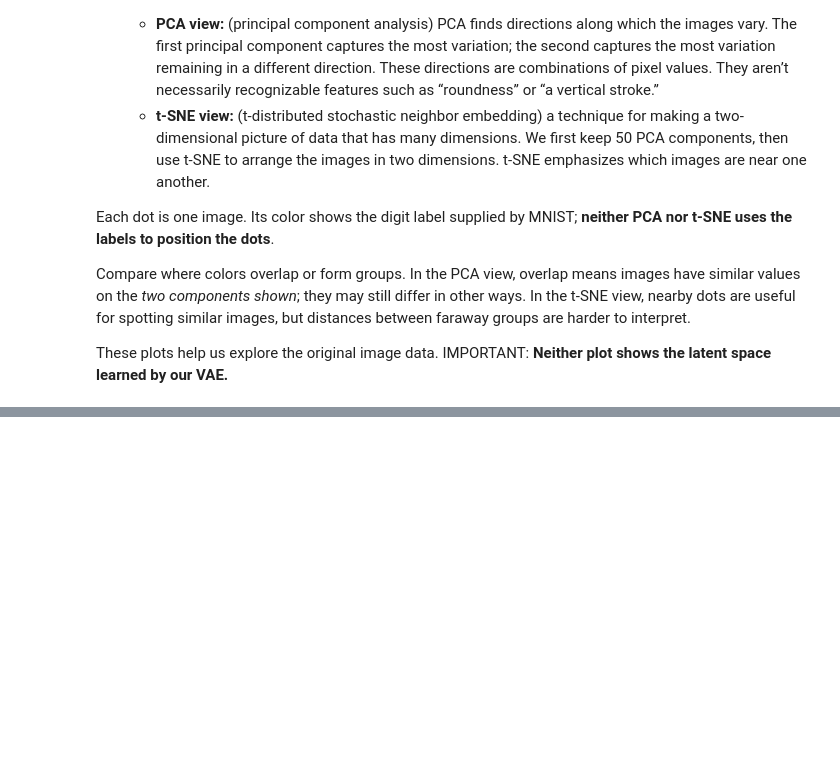
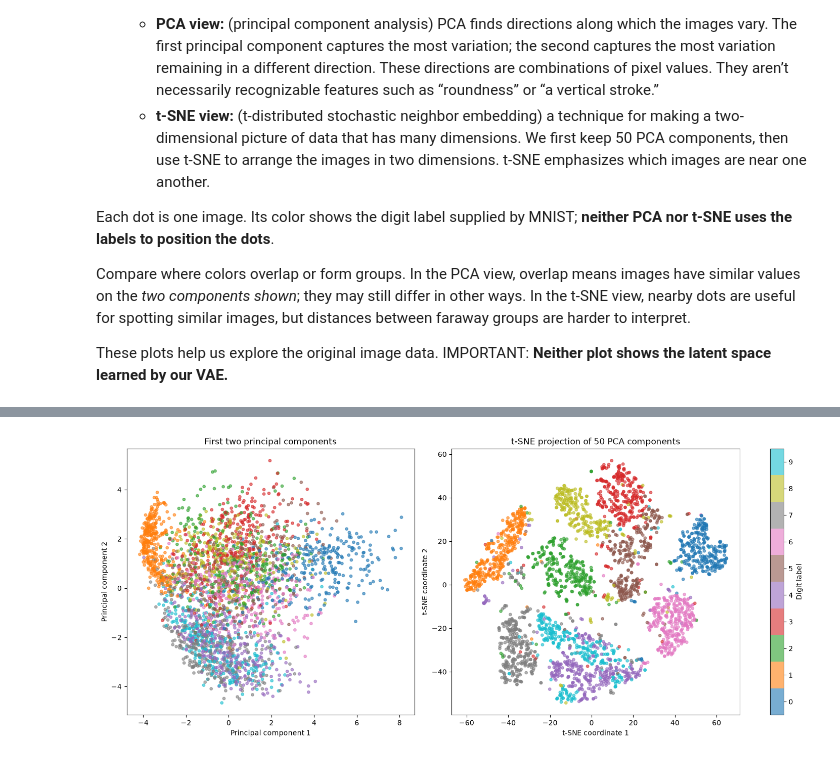
Before and after one commit to davewadestein/Intro-PyTorch-Half-Day, a Jupyter notebook: Intro to PyTorch MNIST VAE Student Notebook.ipynb, the cells around one changed output, grey strips where cells are left out. Saved outputs shown, nothing was run; the diff lists cells and outputs as text; code cells hidden in the pictures; blank space fills up the shorter version.

```diff
--- a/Intro to PyTorch MNIST VAE Student Notebook.ipynb
+++ b/Intro to PyTorch MNIST VAE Student Notebook.ipynb
@@ -1387,55 +1429,82 @@ import numpy as np
 from sklearn.decomposition import PCA
 from sklearn.manifold import TSNE
 
-# Use 3,000 images to keep the visualization reasonably quick.
-N_SAMPLES = 3_000
+# Use up to 3,000 images to keep the visualization reasonably quick.
+N_SAMPLES = min(3_000, len(mnist))
 
-# mnist is the dataset returned by fetch_openml().
-X = np.asarray(mnist.data[:N_SAMPLES], dtype=np.float32) / 255.0
-y = np.asarray(mnist.target[:N_SAMPLES], dtype=int)
-# Reduce 784 dimensions to 50 before running t-SNE.
-X_pca = PCA(n_components=50, random_state=42).fit_transform(X)
+# In our notebook, mnist[index] returns (image, digit label).
+# ToTensor() has already converted pixel values to the range [0, 1],
+# so we do not divide them by 255 again.
+pixel_rows = []
+digit_labels = []
 
-# Place the images on a two-dimensional plot.
+for index in range(N_SAMPLES):
+    image, label = mnist[index]
+
+    # Turn each [1, 28, 28] image into a row of 784 pixel values.
+    pixel_rows.append(image.flatten().numpy())
+    digit_labels.append(label)
+
+# Make one array of images and another of their labels.
+# X has shape [3000, 784]; y contains one digit label per image.
+X = np.stack(pixel_rows)
+y = np.asarray(digit_labels, dtype=int)
+
+# Find 50 principal components.
+# We will plot the first two directly and give all 50 to t-SNE.
+print('Calculating principal components...')
+X_pca = PCA(
+    n_components=50,
+    random_state=42,
+).fit_transform(X)
+
+# Create a separate two-dimensional view using t-SNE.
+# This step may take a little while.
+# The default iteration count is 1,000; omitting the argument also
+# avoids the n_iter/max_iter naming difference between sklearn versions.
+print('Calculating the t-SNE projection...')
 X_2d = TSNE(
     n_components=2,
     perplexity=30,
     random_state=42,
-    max_iter=1000,
 ).fit_transform(X_pca)
 
-# Color each point by its MNIST label.
-plt.figure(figsize=(10, 8))
-scatter = plt.scatter(
-    X_2d[:, 0], X_2d[:, 1],
-    c=y, cmap='tab10', vmin=-0.5, vmax=9.5,
-    alpha=0.6, s=15,
+# Compare the two views of the same images.
+# Labels provide colors only; neither method uses them to place points.
+fig, axes = plt.subplots(
+    1, 2, figsize=(14, 6), constrained_layout=True
 )
-plt.colorbar(scatter, label='Digit label', ticks=range(10))
-plt.title('MNIST images projected with PCA and t-SNE')
-plt.xlabel('t-SNE coordinate 1')
-plt.ylabel('t-SNE coordinate 2')
-plt.tight_layout()
-plt.show()
-
-fig, axes = plt.subplots(1, 2, figsize=(14, 6))
 
 plots = [
-    (X_pca[:, :2], 'First two principal components',
-     'Principal component 1', 'Principal component 2'),
-    (X_2d, 't-SNE projection of 50 PCA components',
-     't-SNE coordinate 1', 't-SNE coordinate 2'),
+    (
+        X_pca[:, :2],
+        'First two principal components',
+        'Principal component 1',
+        'Principal component 2',
+    ),
+    (
+        X_2d,
+        't-SNE projection of 50 PCA components',
+        't-SNE coordinate 1',
+        't-SNE coordinate 2',
+    ),
 ]
 
 for ax, (points, title, xlabel, ylabel) in zip(axes, plots):
     scatter = ax.scatter(
         points[:, 0], points[:, 1],
-        c=y, cmap='tab10', vmin=-0.5, vmax=9.5,
-        alpha=0.6, s=15,
+        c=y,
+        cmap='tab10',
+        vmin=-0.5,
+        vmax=9.5,
+        alpha=0.6,
+        s=15,
     )
     ax.set_title(title)
     ax.set_xlabel(xlabel)
     ax.set_ylabel(ylabel)
 
+# Both plots use the same colors for digit labels.
 fig.colorbar(scatter, ax=axes, label='Digit label', ticks=range(10))
 plt.show()
+# %% [output]
@@ -1441,0 +1513 @@ plt.show()
+[figure, added]
```
Also changed, not shown: parts of 38 cells of this notebook.
